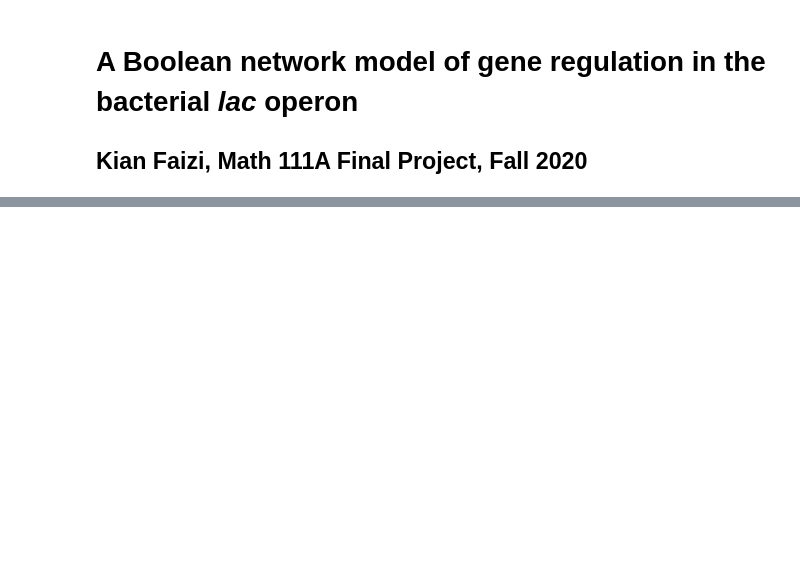
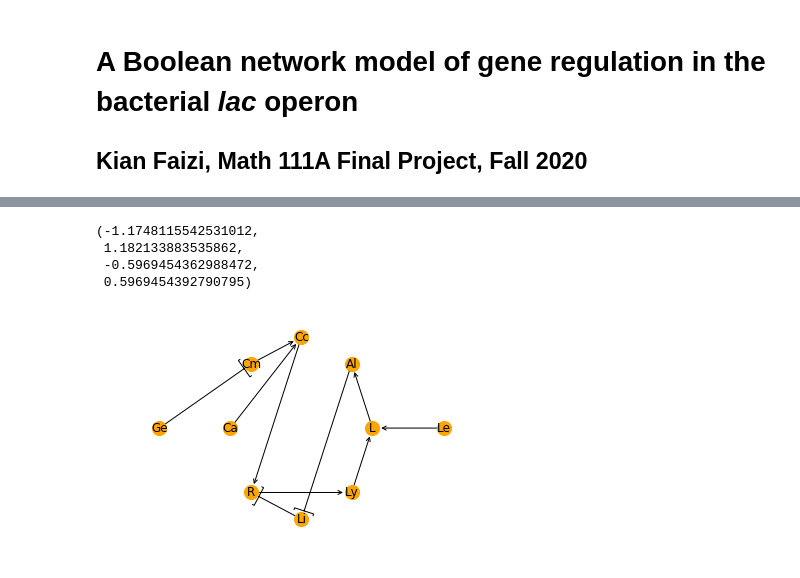
Before and after one commit to kfaizi/boolean-lac, a Jupyter notebook: main.ipynb, the cells around one changed output, grey strips where cells are left out. Cells and saved outputs as stored; diff of their text form; code cells hidden in the pictures; blank space fills up the shorter version.

```diff
--- a/main.ipynb
+++ b/main.ipynb
@@ -78,0 +66,53 @@ DG.add_weighted_edges_from([
+# %%
+model = b2.Model(text=text, mode='sync')
+model.initialize()
+
+DG = nx.DiGraph()
+DG.add_nodes_from(model.nodes)
+DG.add_edges_from([
+    ('lac_ext','lac',{'weight':1}),
+    ('lacy','lac',{'weight':1}),
+    ('lac','allolac',{'weight':1}),
+    ('camp','camp_cap',{'weight':1}),
+    ('cap','camp_cap',{'weight':1}),
+    ('gluc_ext','camp',{'weight':-1}),
+    ('rna','lacy',{'weight':1}),
+    ('allolac','laci',{'weight':-1}),
+    ('camp_cap','rna',{'weight':1}),
+    ('laci','rna',{'weight':-1})
+])
+
+shells = [
+    ['lac','allolac','camp_cap','camp','cap','rna','laci','lacy'],
+    ['lac_ext','gluc_ext'] # outer last
+]
+
+
+epos=[(u,v) for (u,v,d) in DG.edges(data=True) if d['weight']==1]
+eneg=[(u,v) for (u,v,d) in DG.edges(data=True) if d['weight']==-1]
+pos = nx.shell_layout(DG, nlist=shells)
+nx.draw_networkx_nodes(DG, pos, node_size=200,with_labels=True,node_color='orange')
+nx.draw_networkx_edges(DG,pos,edgelist=epos,arrowstyle='->')
+nx.draw_networkx_edges(DG,pos,edgelist=eneg,arrowstyle='-[')
+
+label_abbrev = {
+    'lac_ext' : 'Le',
+    'cap' : 'Ca',
+    'gluc_ext' : 'Ge',
+    'lac' : 'L',
+    'allolac' : 'Al',
+    'camp_cap' : 'Cc',
+    'camp' : 'Cm',
+    'lacy' : 'Ly',
+    'laci' : 'Li',
+    'rna' : 'R',
+}
+nx.draw_networkx_labels(DG,pos,labels=label_abbrev)
+plt.axis('off')
+#plt.savefig('wiring.png')
+# %% [output]
+(-1.1748115542531012,
+ 1.182133883535862,
+ -0.5969454362988472,
+ 0.5969454392790795)
+[figure, added]
```
Also changed, not shown: parts of 10 cells of this notebook.
